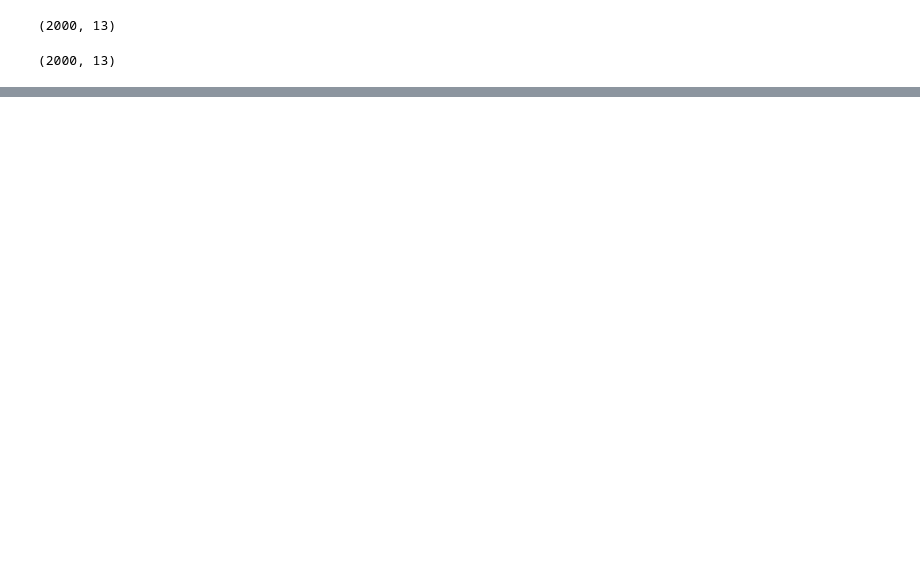
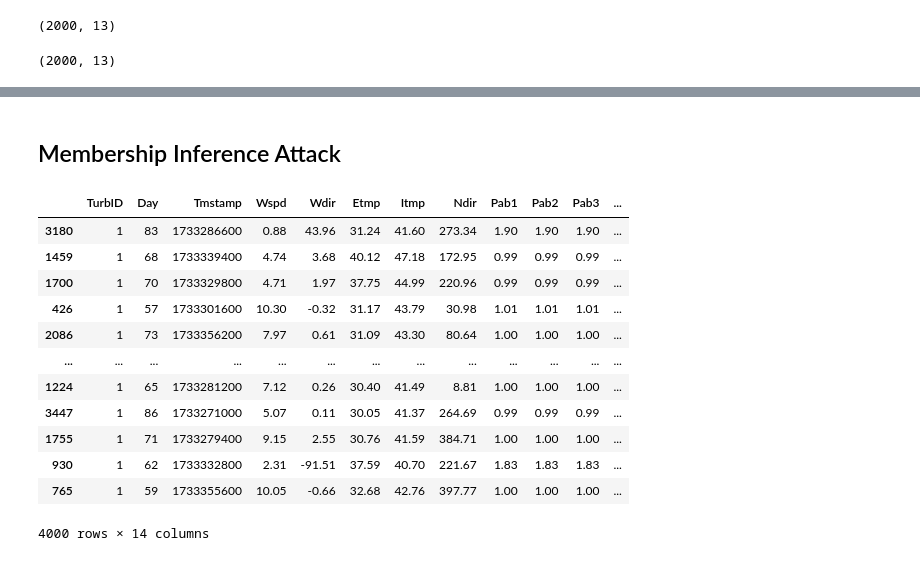
Before and after one commit to rufimelo99/synthetic_energy, a Jupyter notebook: examples/power_forecasting.ipynb, the cells around one changed output, grey strips where cells are left out. Drawn from its saved outputs; the diff is of its cells as text; code cells hidden in the pictures; blank space fills up the shorter version.

```diff
--- a/examples/power_forecasting.ipynb
+++ b/examples/power_forecasting.ipynb
@@ -373,0 +357,42 @@ plt.show()
+# %% [markdown]
+## Membership Inference Attack
+# %%
+from sklearn.ensemble import RandomForestClassifier
+from xgboost import XGBClassifier
+from sklearn.metrics import accuracy_score
+from sklearn.metrics import confusion_matrix
+from sklearn.metrics import classification_report
+
+# train dataframe was used to train the classifier and test wasnt used.
+# Now the attack model is trained with samples from both train and test labeled as 1 and 0 respectively (0 being the training data)
+
+# Label the data
+train['label'] = 1
+test['label'] = 0
+
+
+# Combine the data
+attack_data = pd.concat([train, test])
+
+# shuffle the data
+attack_data = attack_data.sample(frac=1, random_state=42)
+
+# Split the data into features and labels
+X_attack = attack_data.drop(columns=['label'])
+y_attack = attack_data['label']
+
+attack_data
+# %% [output]
+|  | TurbID | Day | Tmstamp | Wspd | Wdir | Etmp | Itmp | Ndir | Pab1 | Pab2 | Pab3 | ... |
+| 3180 | 1 | 83 | 1733286600 | 0.88 | 43.96 | 31.24 | 41.60 | 273.34 | 1.90 | 1.90 | 1.90 | ... |
+| 1459 | 1 | 68 | 1733339400 | 4.74 | 3.68 | 40.12 | 47.18 | 172.95 | 0.99 | 0.99 | 0.99 | ... |
+| 1700 | 1 | 70 | 1733329800 | 4.71 | 1.97 | 37.75 | 44.99 | 220.96 | 0.99 | 0.99 | 0.99 | ... |
+| 426 | 1 | 57 | 1733301600 | 10.30 | -0.32 | 31.17 | 43.79 | 30.98 | 1.01 | 1.01 | 1.01 | ... |
+| 2086 | 1 | 73 | 1733356200 | 7.97 | 0.61 | 31.09 | 43.30 | 80.64 | 1.00 | 1.00 | 1.00 | ... |
+| ... | ... | ... | ... | ... | ... | ... | ... | ... | ... | ... | ... | ... |
+| 1224 | 1 | 65 | 1733281200 | 7.12 | 0.26 | 30.40 | 41.49 | 8.81 | 1.00 | 1.00 | 1.00 | ... |
+| 3447 | 1 | 86 | 1733271000 | 5.07 | 0.11 | 30.05 | 41.37 | 264.69 | 0.99 | 0.99 | 0.99 | ... |
+| 1755 | 1 | 71 | 1733279400 | 9.15 | 2.55 | 30.76 | 41.59 | 384.71 | 1.00 | 1.00 | 1.00 | ... |
+| 930 | 1 | 62 | 1733332800 | 2.31 | -91.51 | 37.59 | 40.70 | 221.67 | 1.83 | 1.83 | 1.83 | ... |
+| 765 | 1 | 59 | 1733355600 | 10.05 | -0.66 | 32.68 | 42.76 | 397.77 | 1.00 | 1.00 | 1.00 | ... |
+4000 rows × 14 columns
```
Also changed, not shown: parts of 14 cells of this notebook.
